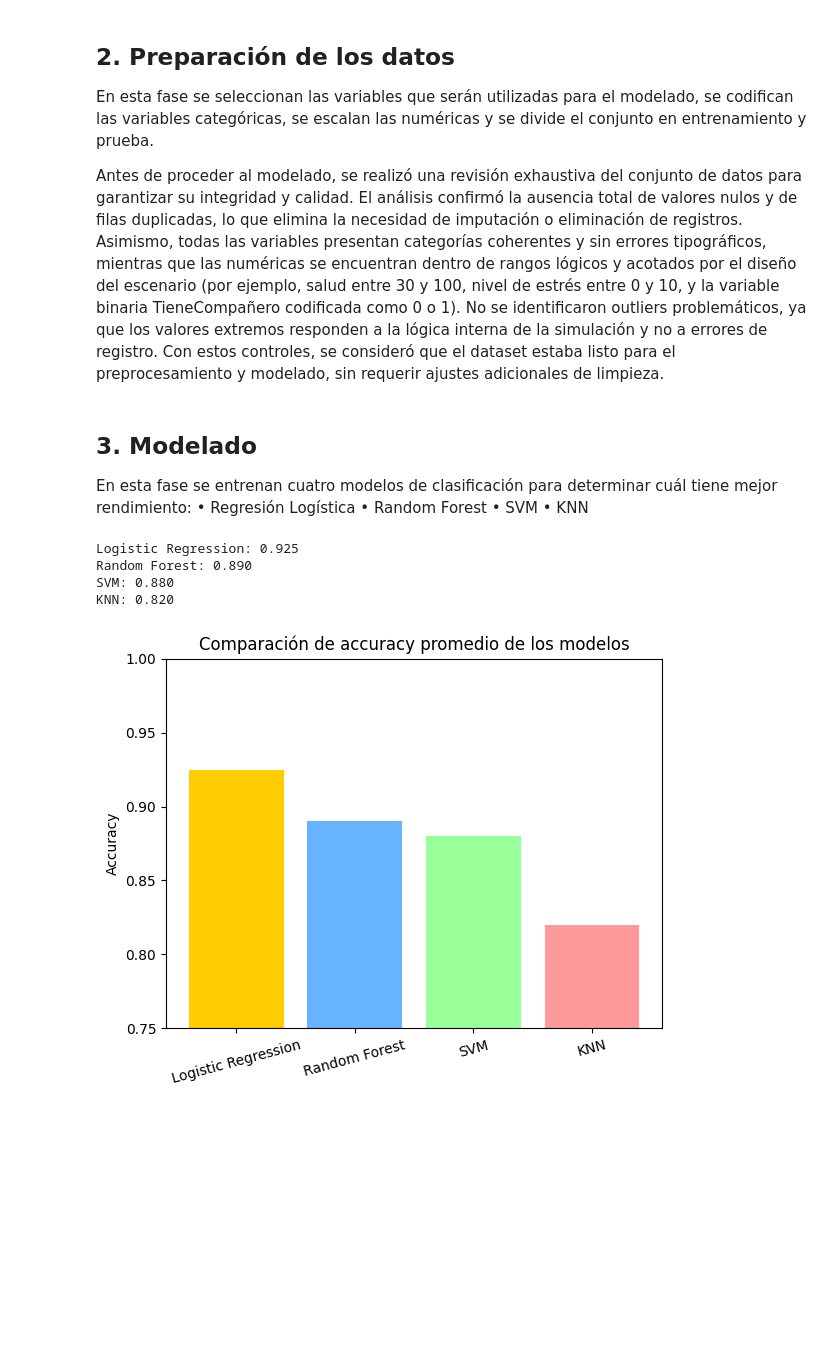
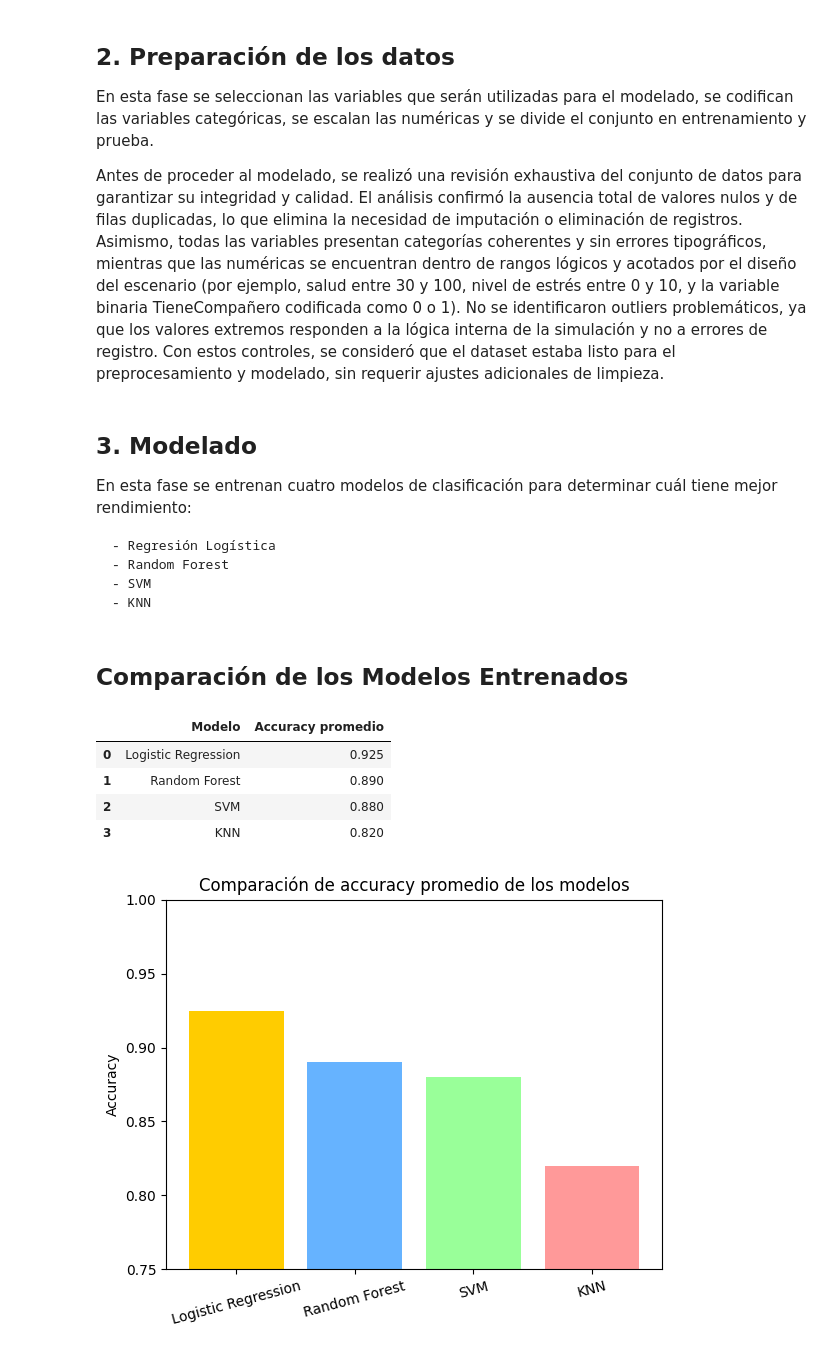
Before and after one commit to TheVale55/Machine-Learning-TLOU, a Jupyter notebook: notebooks/1_modelado.ipynb, the cells around one changed output. Drawn from its saved outputs; the diff is of its cells as text; code cells hidden in the pictures; blank space fills up the shorter version.

```diff
--- a/notebooks/1_modelado.ipynb
+++ b/notebooks/1_modelado.ipynb
@@ -122,10 +161,11 @@ X_train, X_test, y_train, y_test = train_test_split(
 # %% [markdown]
 ## 3. Modelado
 En esta fase se entrenan cuatro modelos de clasificación para determinar cuál tiene mejor rendimiento:
-    • Regresión Logística
-    • Random Forest
-    • SVM
-    • KNN
+
+    - Regresión Logística
+    - Random Forest
+    - SVM
+    - KNN
 # %%
 from sklearn.pipeline import Pipeline
 from sklearn.model_selection import cross_val_score
@@ -147,12 +187,20 @@ for name, model in models.items():
     clf = Pipeline(steps=[("preprocess", preprocessor), ("model", model)])
     scores = cross_val_score(clf, X_train, y_train, cv=5, scoring="accuracy")
     results[name] = scores.mean()
-    print(f"{name}: {scores.mean():.3f}")
-# %% [output]
-Logistic Regression: 0.925
-Random Forest: 0.890
-SVM: 0.880
-KNN: 0.820
+# %% [markdown]
+## Comparación de los Modelos Entrenados
+# %%
+df_modelos = pd.DataFrame({
+    "Modelo": list(results.keys()),
+    "Accuracy promedio": [round(v,3) for v in results.values()]
+})
+df_modelos
+# %% [output]
+|  | Modelo | Accuracy promedio |
+| 0 | Logistic Regression | 0.925 |
+| 1 | Random Forest | 0.890 |
+| 2 | SVM | 0.880 |
+| 3 | KNN | 0.820 |
 # %%
 import matplotlib.pyplot as plt
 
```
Also changed, not shown: parts of 10 cells of this notebook.
